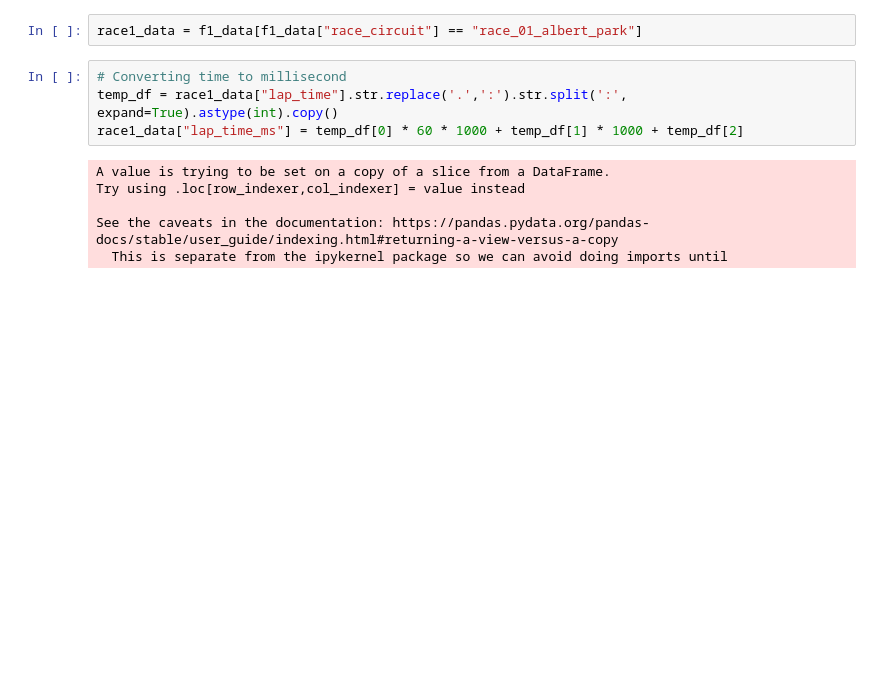
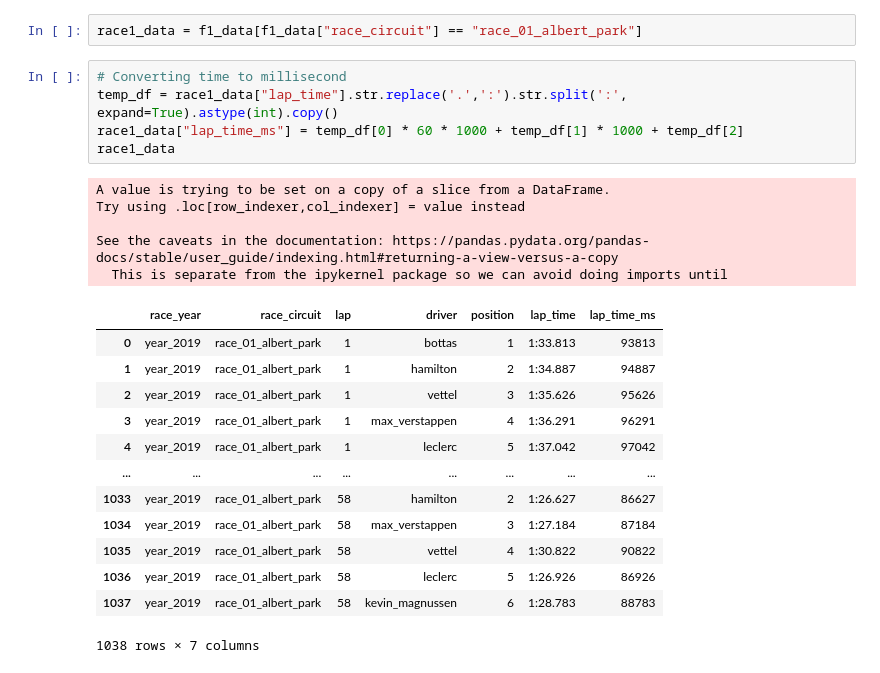
Before and after one commit to cnkndmr/formula1-data-analysis, a Jupyter notebook: time_by_lap_chart.ipynb, the cells around one changed output. Saved outputs shown, nothing was run; the diff lists cells and outputs as text; blank space fills up the shorter version.

```diff
--- a/time_by_lap_chart.ipynb
+++ b/time_by_lap_chart.ipynb
@@ -96,10 +96,24 @@ race1_data = f1_data[f1_data["race_circuit"] == "race_01_albert_park"]
 # %%
 # Converting time to millisecond
 temp_df = race1_data["lap_time"].str.replace('.',':').str.split(':', expand=True).astype(int).copy()
 race1_data["lap_time_ms"] = temp_df[0] * 60 * 1000 + temp_df[1] * 1000 + temp_df[2]
+race1_data
 # %% [output]
 A value is trying to be set on a copy of a slice from a DataFrame.
 Try using .loc[row_indexer,col_indexer] = value instead
 
 See the caveats in the documentation: https://pandas.pydata.org/pandas-docs/stable/user_guide/indexing.html#returning-a-view-versus-a-copy
   This is separate from the ipykernel package so we can avoid doing imports until
+|  | race_year | race_circuit | lap | driver | position | lap_time | lap_time_ms |
+| 0 | year_2019 | race_01_albert_park | 1 | bottas | 1 | 1:33.813 | 93813 |
+| 1 | year_2019 | race_01_albert_park | 1 | hamilton | 2 | 1:34.887 | 94887 |
+| 2 | year_2019 | race_01_albert_park | 1 | vettel | 3 | 1:35.626 | 95626 |
+| 3 | year_2019 | race_01_albert_park | 1 | max_verstappen | 4 | 1:36.291 | 96291 |
+| 4 | year_2019 | race_01_albert_park | 1 | leclerc | 5 | 1:37.042 | 97042 |
+| ... | ... | ... | ... | ... | ... | ... | ... |
+| 1033 | year_2019 | race_01_albert_park | 58 | hamilton | 2 | 1:26.627 | 86627 |
+| 1034 | year_2019 | race_01_albert_park | 58 | max_verstappen | 3 | 1:27.184 | 87184 |
+| 1035 | year_2019 | race_01_albert_park | 58 | vettel | 4 | 1:30.822 | 90822 |
+| 1036 | year_2019 | race_01_albert_park | 58 | leclerc | 5 | 1:26.926 | 86926 |
+| 1037 | year_2019 | race_01_albert_park | 58 | kevin_magnussen | 6 | 1:28.783 | 88783 |
+1038 rows × 7 columns
```
